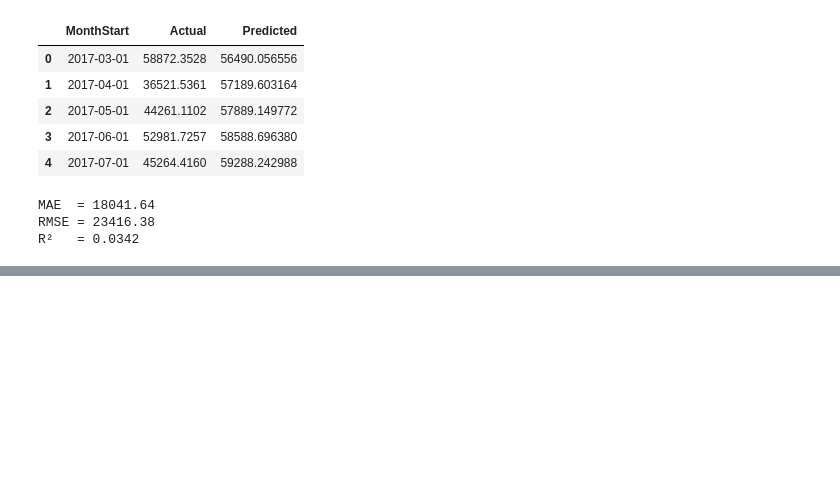
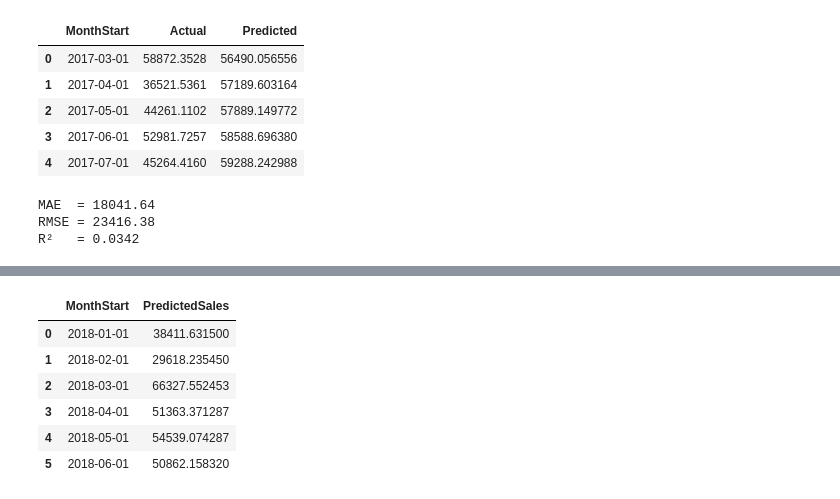
Before and after one commit to Duongvutung/Superstore-Analysis, a Jupyter notebook: Notebooks/Sales_Forecasting.ipynb, the cells around one changed output, grey strips where cells are left out. Saved outputs shown, nothing was run; the diff lists cells and outputs as text; code cells hidden in the pictures; blank space fills up the shorter version.

```diff
--- a/Notebooks/Sales_Forecasting.ipynb
+++ b/Notebooks/Sales_Forecasting.ipynb
@@ -250,0 +347,39 @@ print("Đã lưu file dự báo tương lai.")
+# %%
+# Dự báo 6 tháng tiếp theo (năm 2018)
+future_steps = 6
+last_index = monthly_sales["TimeIndex"].max()
+
+future_index = np.arange(last_index + 1, last_index + 1 + future_steps)
+future_dates = pd.date_range(start=monthly_sales["MonthStart"].max() + pd.offsets.MonthBegin(1), periods=future_steps, freq="MS")
+
+future_input = pd.DataFrame({
+    "MonthStart": future_dates,
+    "TimeIndex": future_index,
+    "Month": future_dates.month
+})
+
+future_input = pd.get_dummies(future_input, columns=["Month"], drop_first=True)
+
+for col in feature_cols:
+    if col not in future_input.columns:
+        future_input[col] = 0
+
+X_future = future_input[feature_cols]
+# %%
+#Chạy dự báo cho tương lai và hiển thị ra kết quả theo bảng
+future_pred = model.predict(X_future)
+
+future_df = pd.DataFrame({
+    "MonthStart": future_dates,
+    "PredictedSales": future_pred
+})
+
+future_df
+# %% [output]
+|  | MonthStart | PredictedSales |
+| 0 | 2018-01-01 | 38411.631500 |
+| 1 | 2018-02-01 | 29618.235450 |
+| 2 | 2018-03-01 | 66327.552453 |
+| 3 | 2018-04-01 | 51363.371287 |
+| 4 | 2018-05-01 | 54539.074287 |
+| 5 | 2018-06-01 | 50862.158320 |
```
Also changed, not shown: parts of 36 cells of this notebook, 3 other files.
